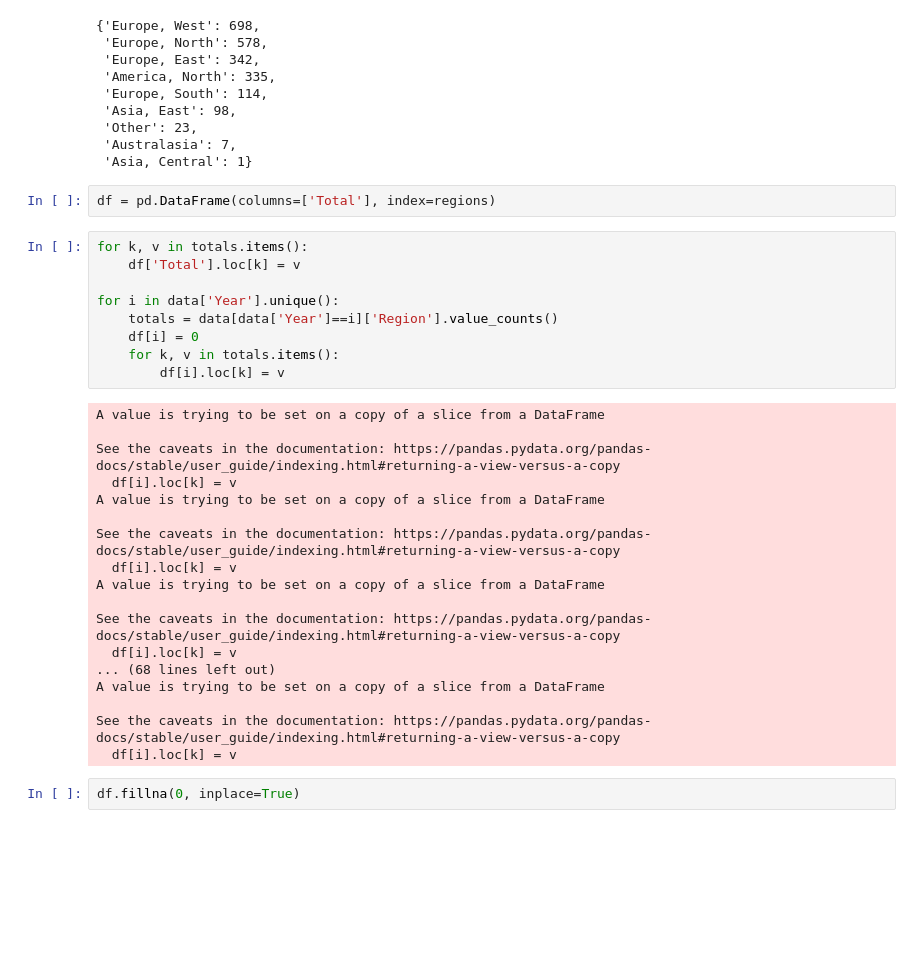
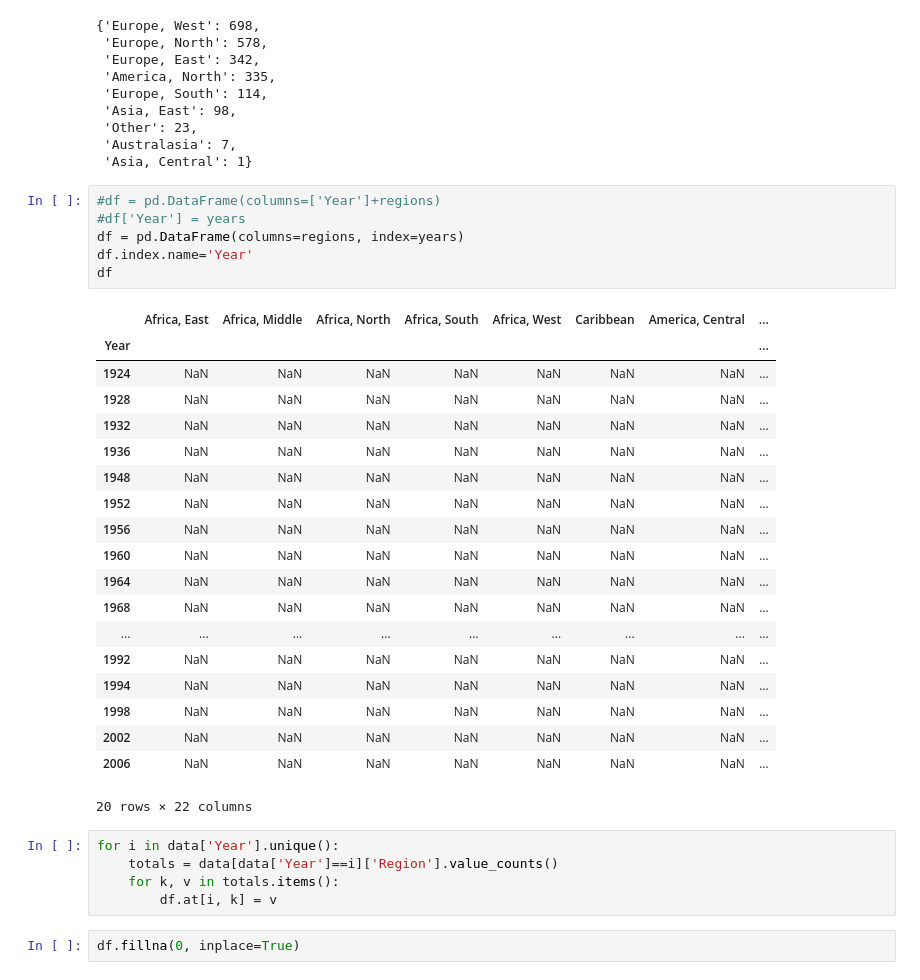
Before and after one commit to wmarkuske/DSE241, a Jupyter notebook: ex1/ex1-data.ipynb, the cells around one changed output. Drawn from its saved outputs; the diff is of its cells as text; blank space fills up the shorter version.

```diff
--- a/ex1/ex1-data.ipynb
+++ b/ex1/ex1-data.ipynb
@@ -104,34 +92,36 @@ totals
  'Australasia': 7,
  'Asia, Central': 1}
 # %%
-df = pd.DataFrame(columns=['Total'], index=regions)
+#df = pd.DataFrame(columns=['Year']+regions)
+#df['Year'] = years
+df = pd.DataFrame(columns=regions, index=years)
+df.index.name='Year'
+df
+# %% [output]
+|  | Africa, East | Africa, Middle | Africa, North | Africa, South | Africa, West | Caribbean | America, Central | ... |
+| Year |  |  |  |  |  |  |  | ... |
+| 1924 | NaN | NaN | NaN | NaN | NaN | NaN | NaN | ... |
+| 1928 | NaN | NaN | NaN | NaN | NaN | NaN | NaN | ... |
+| 1932 | NaN | NaN | NaN | NaN | NaN | NaN | NaN | ... |
+| 1936 | NaN | NaN | NaN | NaN | NaN | NaN | NaN | ... |
+| 1948 | NaN | NaN | NaN | NaN | NaN | NaN | NaN | ... |
+| 1952 | NaN | NaN | NaN | NaN | NaN | NaN | NaN | ... |
+| 1956 | NaN | NaN | NaN | NaN | NaN | NaN | NaN | ... |
+| 1960 | NaN | NaN | NaN | NaN | NaN | NaN | NaN | ... |
+| 1964 | NaN | NaN | NaN | NaN | NaN | NaN | NaN | ... |
+| 1968 | NaN | NaN | NaN | NaN | NaN | NaN | NaN | ... |
+| ... | ... | ... | ... | ... | ... | ... | ... | ... |
+| 1992 | NaN | NaN | NaN | NaN | NaN | NaN | NaN | ... |
+| 1994 | NaN | NaN | NaN | NaN | NaN | NaN | NaN | ... |
+| 1998 | NaN | NaN | NaN | NaN | NaN | NaN | NaN | ... |
+| 2002 | NaN | NaN | NaN | NaN | NaN | NaN | NaN | ... |
+| 2006 | NaN | NaN | NaN | NaN | NaN | NaN | NaN | ... |
+20 rows × 22 columns
 # %%
-for k, v in totals.items():
-    df['Total'].loc[k] = v
-
 for i in data['Year'].unique():
     totals = data[data['Year']==i]['Region'].value_counts()
-    df[i] = 0
     for k, v in totals.items():
-        df[i].loc[k] = v
+        df.at[i, k] = v
-# %% [output]
-A value is trying to be set on a copy of a slice from a DataFrame
-
-See the caveats in the documentation: https://pandas.pydata.org/pandas-docs/stable/user_guide/indexing.html#returning-a-view-versus-a-copy
-  df[i].loc[k] = v
-A value is trying to be set on a copy of a slice from a DataFrame
-
-See the caveats in the documentation: https://pandas.pydata.org/pandas-docs/stable/user_guide/indexing.html#returning-a-view-versus-a-copy
-  df[i].loc[k] = v
-A value is trying to be set on a copy of a slice from a DataFrame
-
-See the caveats in the documentation: https://pandas.pydata.org/pandas-docs/stable/user_guide/indexing.html#returning-a-view-versus-a-copy
-  df[i].loc[k] = v
-... (68 lines left out)
-A value is trying to be set on a copy of a slice from a DataFrame
-
-See the caveats in the documentation: https://pandas.pydata.org/pandas-docs/stable/user_guide/indexing.html#returning-a-view-versus-a-copy
-  df[i].loc[k] = v
 # %%
 df.fillna(0, inplace=True)
 # %%
```
Also changed, not shown: parts of 3 cells of this notebook, 5 other files.
